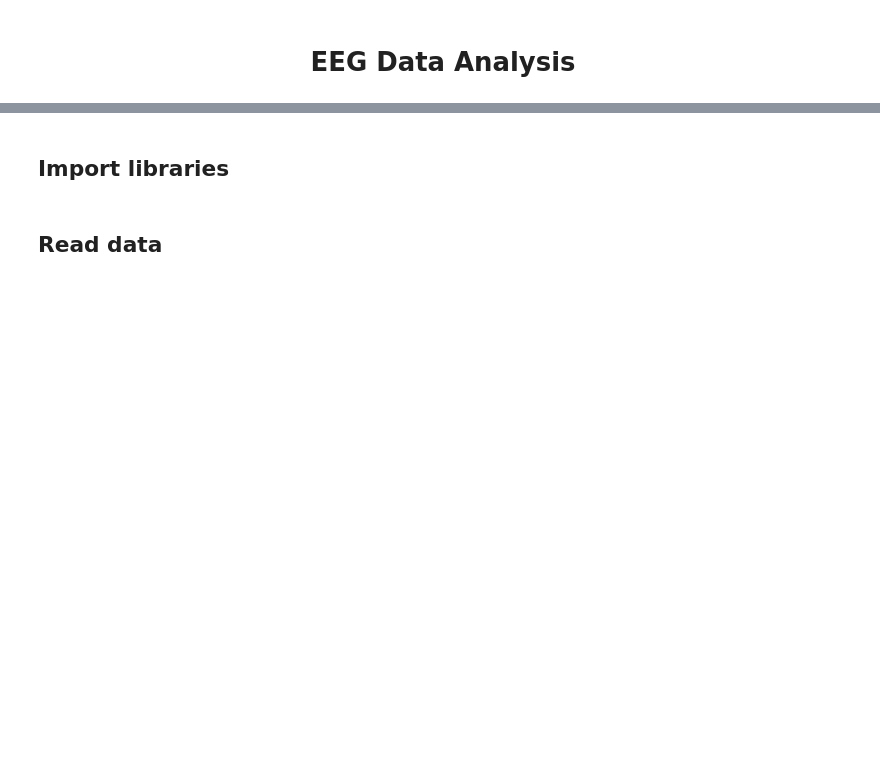
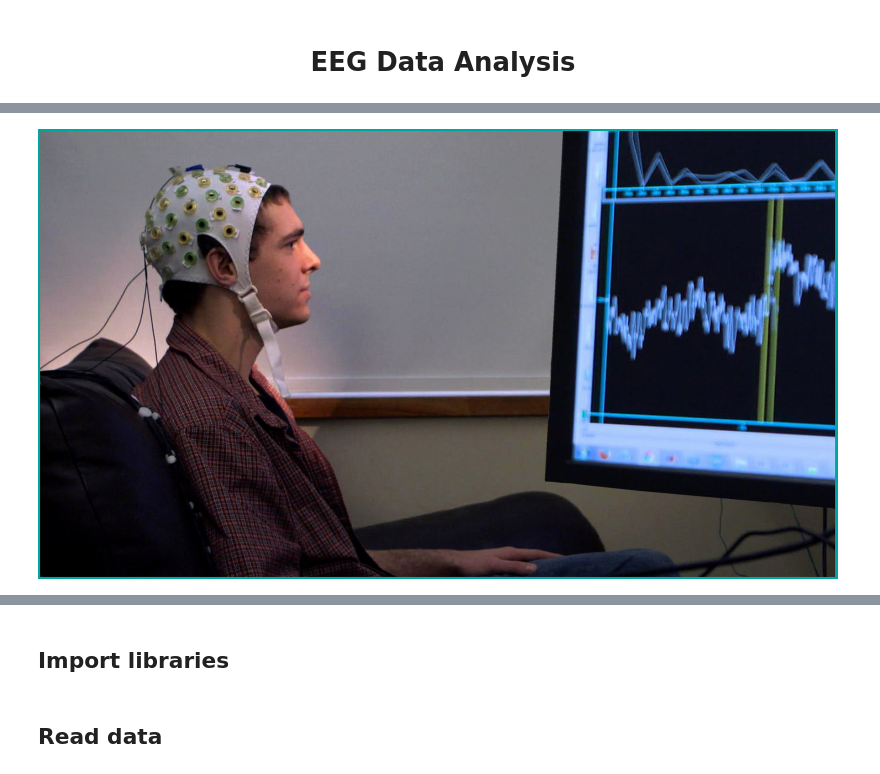
Before and after one commit to MikeG27/BCI_Image_Generation, a Jupyter notebook: notebooks/1.5.MikeG27_EDA.ipynb, the cells around one changed output, grey strips where cells are left out. Cells and saved outputs as stored; diff of their text form; code cells hidden in the pictures; blank space fills up the shorter version.

```diff
--- a/notebooks/1.5.MikeG27_EDA.ipynb
+++ b/notebooks/1.5.MikeG27_EDA.ipynb
@@ -31,0 +23,4 @@ def get_outliers_iqr(df, iqr_mul=3):
+# %%
+Image(filename = "../reports/figures/bci.jpg", width=800)
+# %% [output]
+[figure, added]
```
Also changed, not shown: parts of 142 cells of this notebook, 3 other files.
